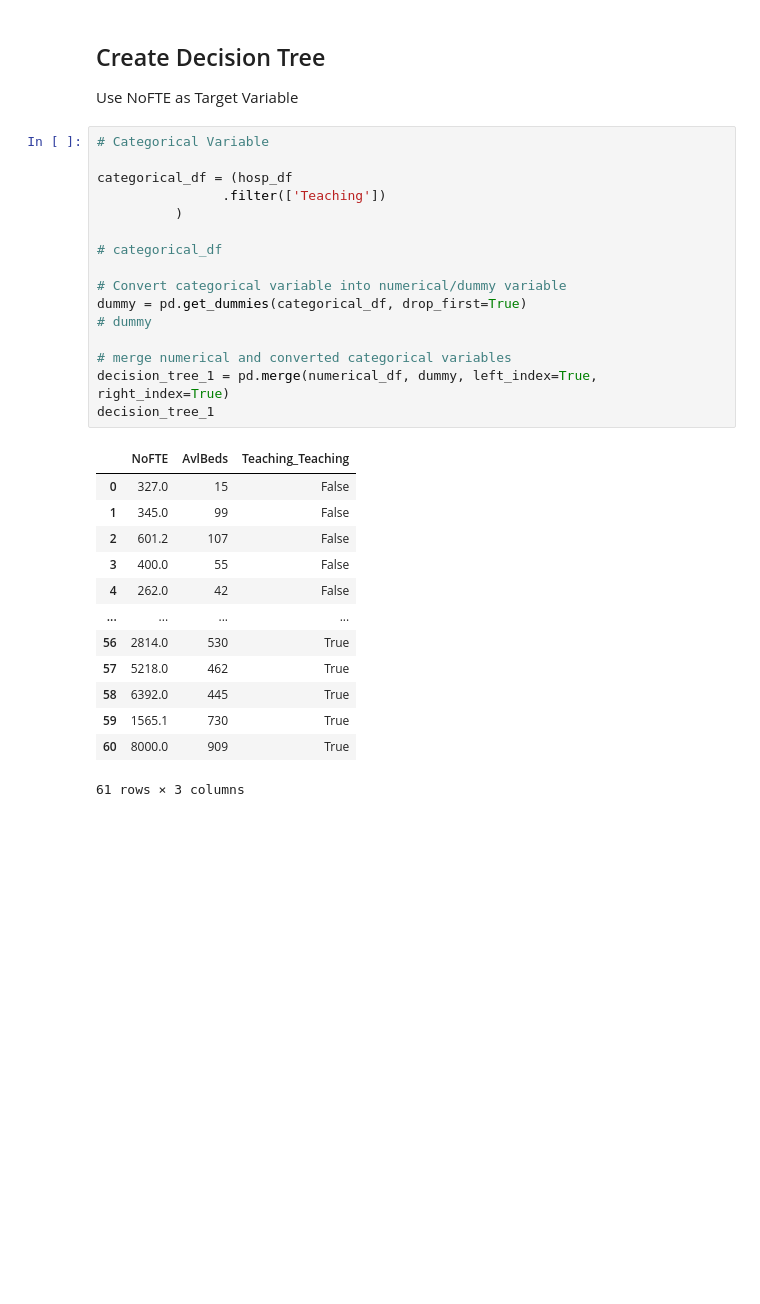
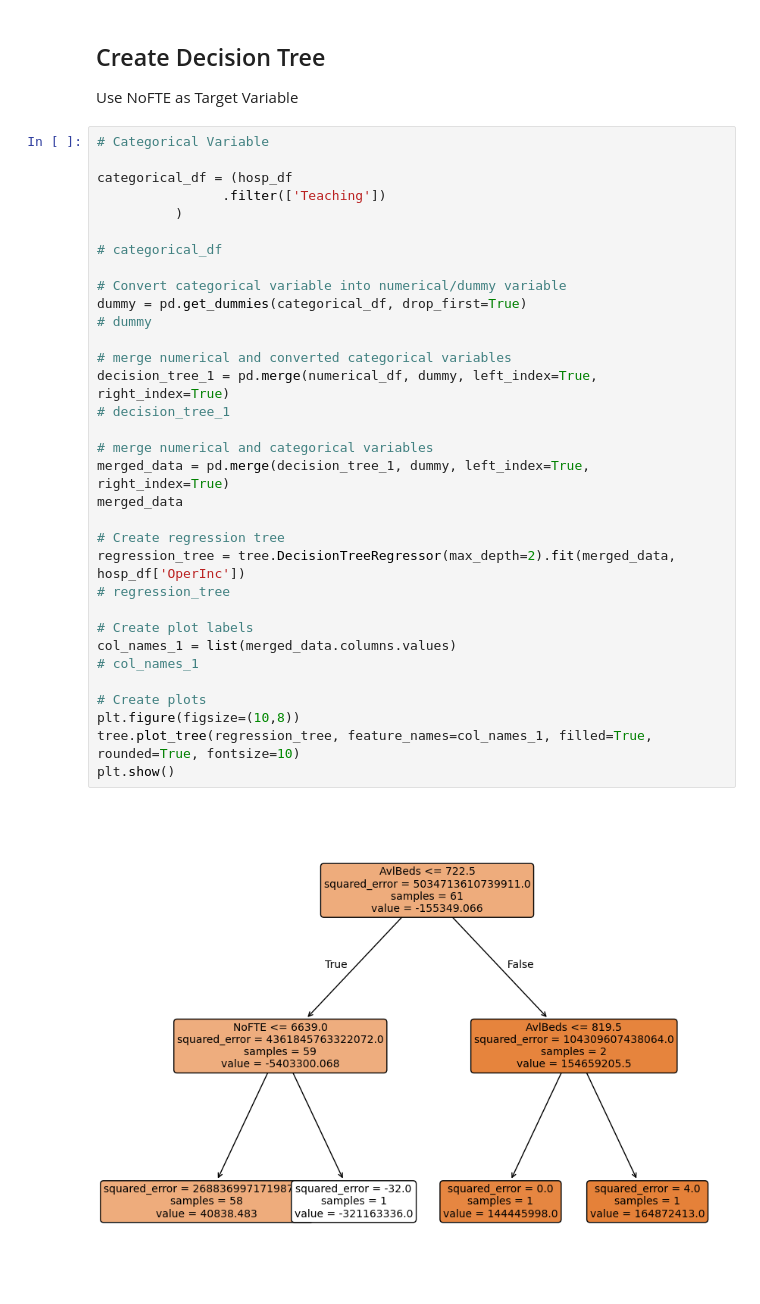
Before and after one commit to MarkLannen/week10labs, a Jupyter notebook: 10_Independent_Lab_Lannen.ipynb, the cells around one changed output. Drawn from its saved outputs; the diff is of its cells as text; blank space fills up the shorter version.

```diff
--- a/10_Independent_Lab_Lannen.ipynb
+++ b/10_Independent_Lab_Lannen.ipynb
@@ -88,30 +88,35 @@ Use NoFTE as Target Variable
 # %%
 # Categorical Variable
 
 categorical_df = (hosp_df
                 .filter(['Teaching'])
           )
 
 # categorical_df
 
 # Convert categorical variable into numerical/dummy variable
 dummy = pd.get_dummies(categorical_df, drop_first=True)
 # dummy
 
 # merge numerical and converted categorical variables
 decision_tree_1 = pd.merge(numerical_df, dummy, left_index=True, right_index=True)
-decision_tree_1
+# decision_tree_1
+
+# merge numerical and categorical variables
+merged_data = pd.merge(decision_tree_1, dummy, left_index=True, right_index=True)
+merged_data
+
+# Create regression tree
+regression_tree = tree.DecisionTreeRegressor(max_depth=2).fit(merged_data, hosp_df['OperInc'])
+# regression_tree
+
+# Create plot labels
+col_names_1 = list(merged_data.columns.values)
+# col_names_1
+
+# Create plots
+plt.figure(figsize=(10,8))
+tree.plot_tree(regression_tree, feature_names=col_names_1, filled=True, rounded=True, fontsize=10)
+plt.show()
 # %% [output]
-|  | NoFTE | AvlBeds | Teaching_Teaching |
-| 0 | 327.0 | 15 | False |
-| 1 | 345.0 | 99 | False |
-| 2 | 601.2 | 107 | False |
-| 3 | 400.0 | 55 | False |
-| 4 | 262.0 | 42 | False |
-| ... | ... | ... | ... |
-| 56 | 2814.0 | 530 | True |
-| 57 | 5218.0 | 462 | True |
-| 58 | 6392.0 | 445 | True |
-| 59 | 1565.1 | 730 | True |
-| 60 | 8000.0 | 909 | True |
-61 rows × 3 columns
+[figure, added]
```
Also changed, not shown: parts of 1 cell of this notebook, 1 other file.
